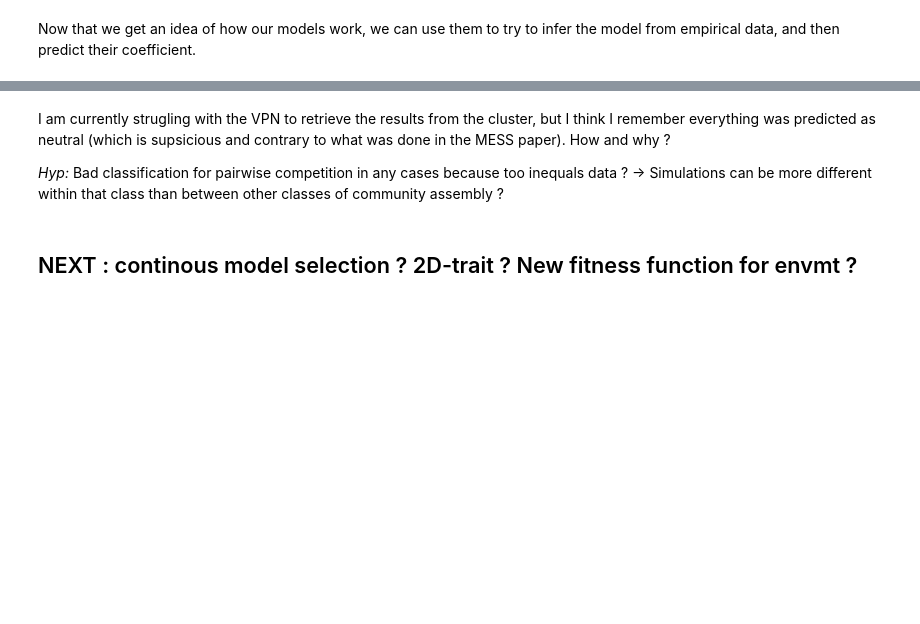
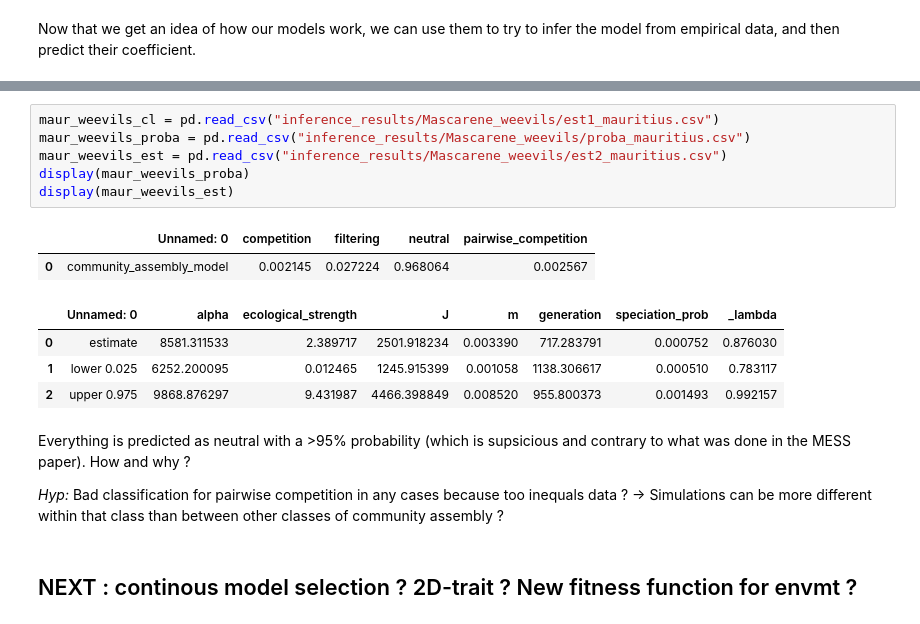
Before and after one commit to messDiv/MESS, a Jupyter notebook: Main.ipynb, the cells around one changed output, grey strips where cells are left out. Cells and saved outputs as stored; diff of their text form; blank space fills up the shorter version.

```diff
--- a/Main.ipynb
+++ b/Main.ipynb
@@ -393,5 +422,18 @@ display(spiders_est)
+# %%
+maur_weevils_cl = pd.read_csv("inference_results/Mascarene_weevils/est1_mauritius.csv")
+maur_weevils_proba = pd.read_csv("inference_results/Mascarene_weevils/proba_mauritius.csv")
+maur_weevils_est = pd.read_csv("inference_results/Mascarene_weevils/est2_mauritius.csv")
+display(maur_weevils_proba)
+display(maur_weevils_est)
+# %% [output]
+|  | Unnamed: 0 | competition | filtering | neutral | pairwise_competition |
+| 0 | community_assembly_model | 0.002145 | 0.027224 | 0.968064 | 0.002567 |
+|  | Unnamed: 0 | alpha | ecological_strength | J | m | generation | speciation_prob | _lambda |
+| 0 | estimate | 8581.311533 | 2.389717 | 2501.918234 | 0.003390 | 717.283791 | 0.000752 | 0.876030 |
+| 1 | lower 0.025 | 6252.200095 | 0.012465 | 1245.915399 | 0.001058 | 1138.306617 | 0.000510 | 0.783117 |
+| 2 | upper 0.975 | 9868.876297 | 9.431987 | 4466.398849 | 0.008520 | 955.800373 | 0.001493 | 0.992157 |
 # %% [markdown]
-I am currently strugling with the VPN to retrieve the results from the cluster, but I think I remember everything was predicted as neutral (which is supsicious and contrary to what was done in the MESS paper). How and why ?
+Everything is predicted as neutral with a >95% probability (which is supsicious and contrary to what was done in the MESS paper). How and why ?
 
 *Hyp:* Bad classification for pairwise competition in any cases because too inequals data ? -> Simulations can be more different within that class than between other classes of community assembly ?
 # %% [markdown]
```
Also changed, not shown: parts of 3 cells of this notebook.
